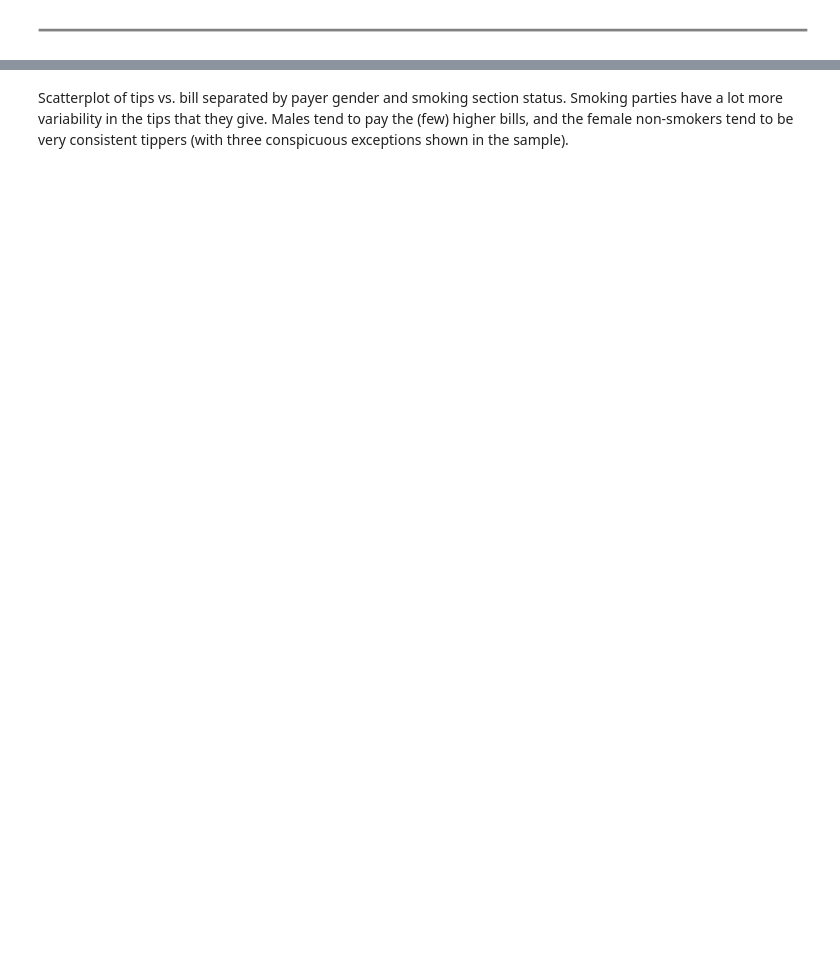
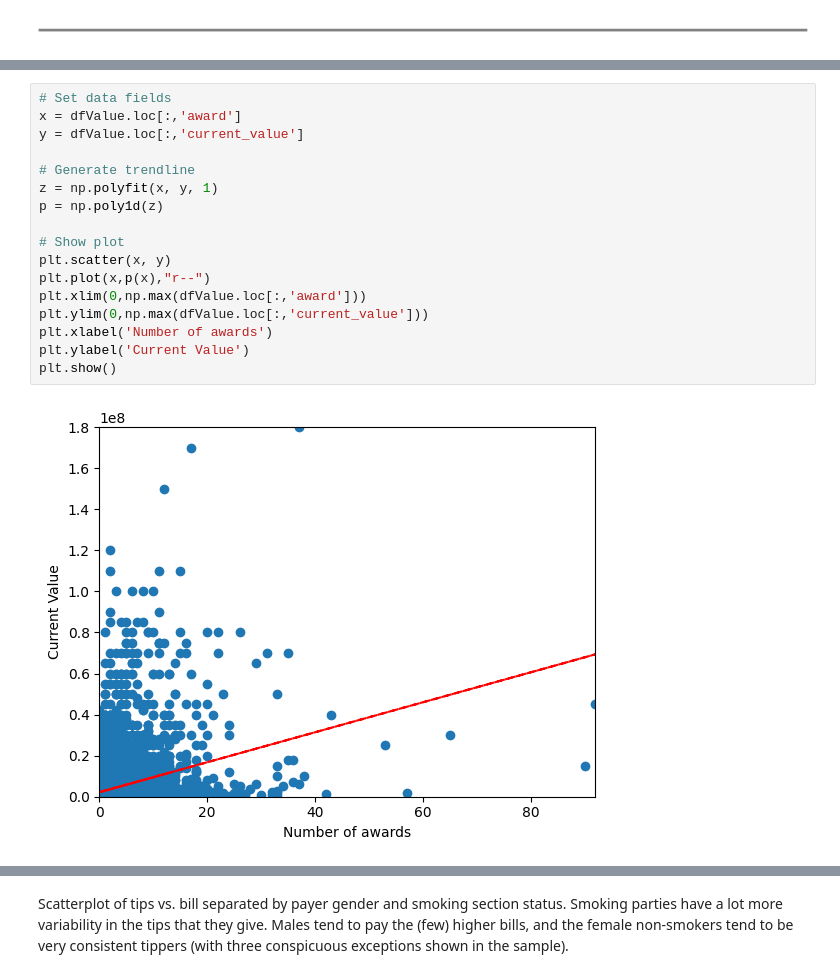
Before and after one commit to ismailsangu/IE423-TASK, a Jupyter notebook: Value of Player.ipynb, the cells around one changed output, grey strips where cells are left out. Drawn from its saved outputs; the diff is of its cells as text; blank space fills up the shorter version.

```diff
--- a/Value of Player.ipynb
+++ b/Value of Player.ipynb
@@ -116,0 +123,19 @@ Points below the line correspond to tips that are lower than expected (for that
+# %%
+# Set data fields
+x = dfValue.loc[:,'award']
+y = dfValue.loc[:,'current_value']
+
+# Generate trendline
+z = np.polyfit(x, y, 1)
+p = np.poly1d(z)
+
+# Show plot
+plt.scatter(x, y)
+plt.plot(x,p(x),"r--")
+plt.xlim(0,np.max(dfValue.loc[:,'award']))
+plt.ylim(0,np.max(dfValue.loc[:,'current_value']))
+plt.xlabel('Number of awards')
+plt.ylabel('Current Value')
+plt.show()
+# %% [output]
+[figure, added]
```
Also changed, not shown: parts of 48 cells of this notebook.
